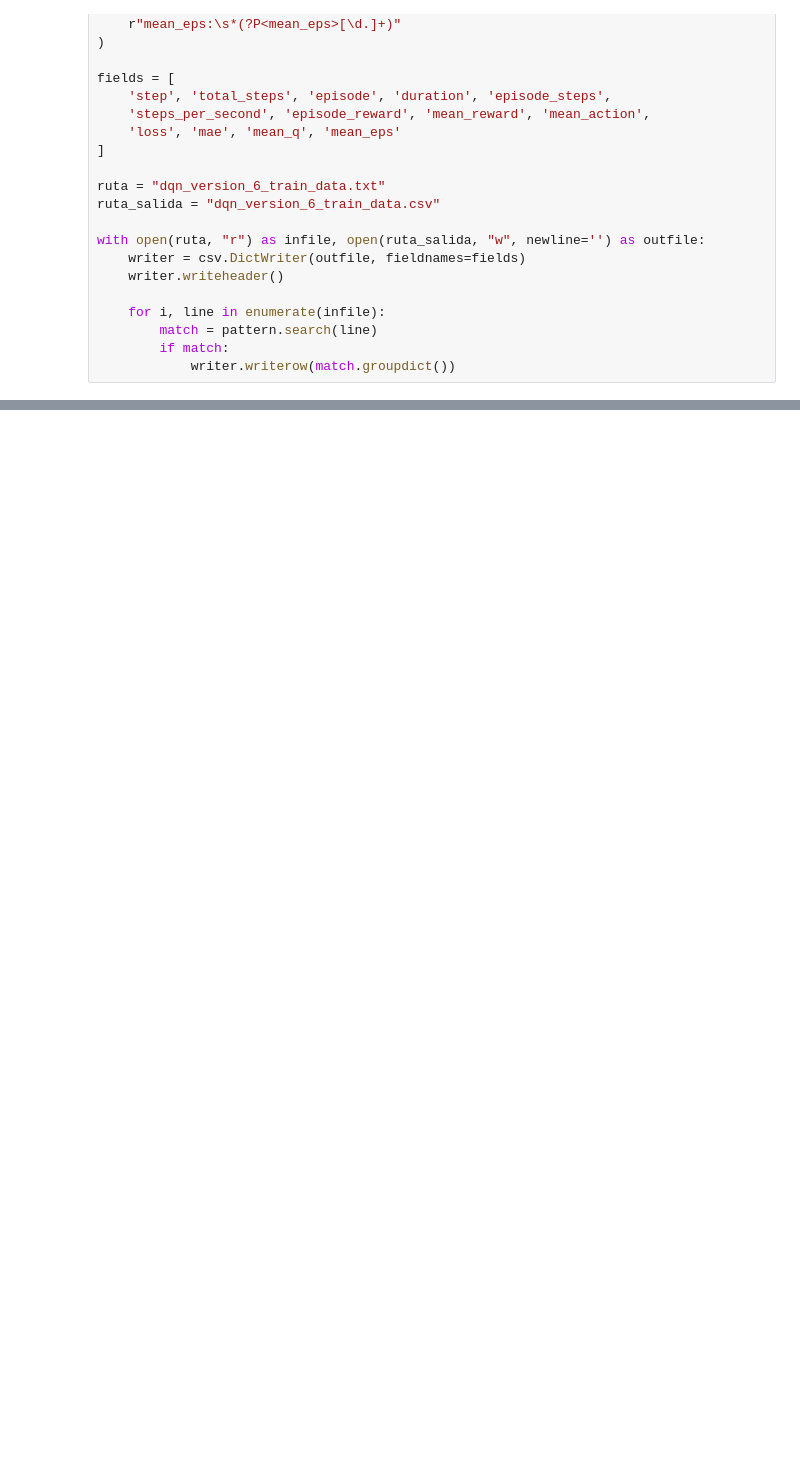
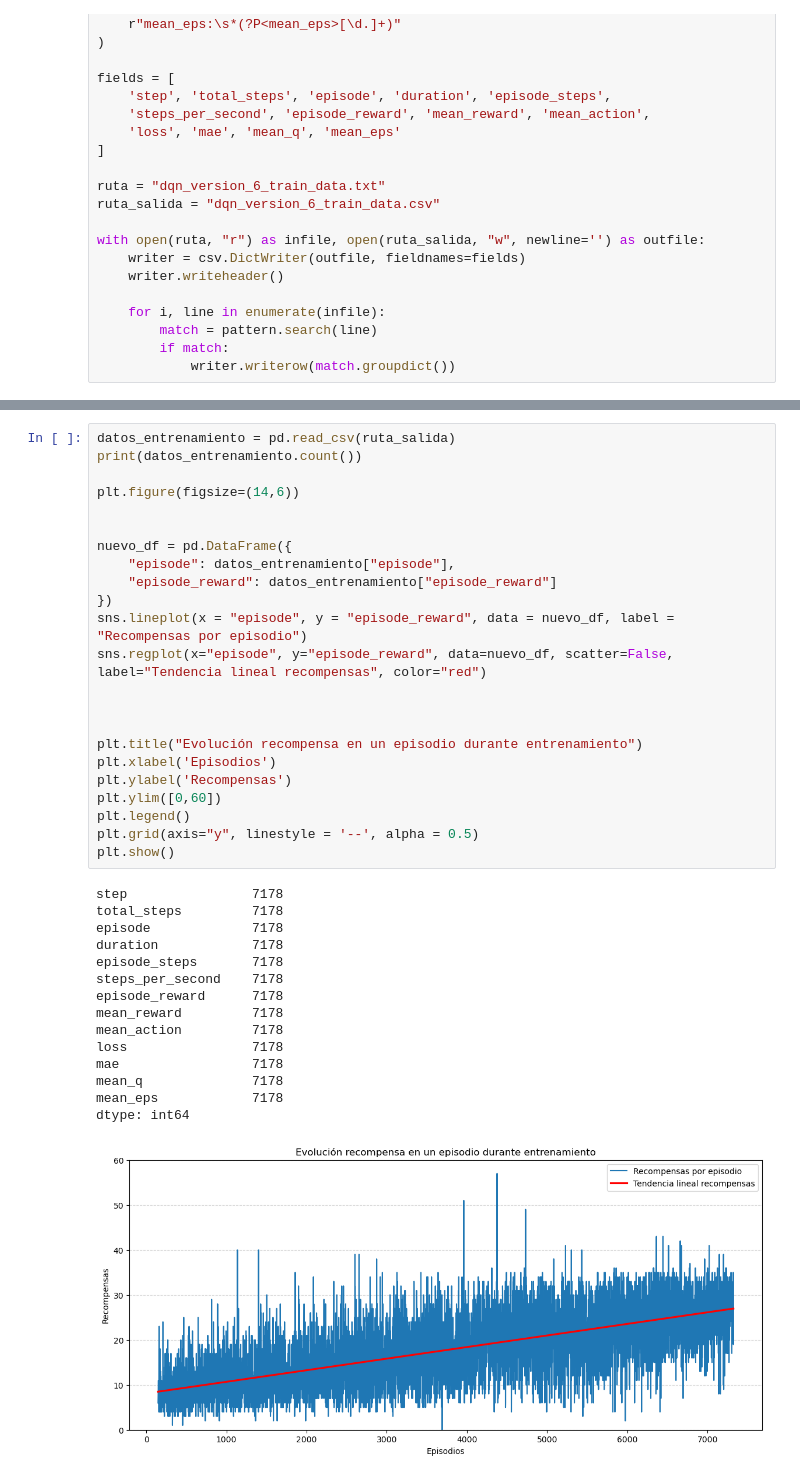
Before and after one commit to Javier-mkt/Trabajo_Aprendizaje_Refuerzo_Grupo_11_VIU, a Jupyter notebook: version_6/dqn_v_6_analisis_entrenamiento.ipynb, the cells around one changed output, grey strips where cells are left out. Drawn from its saved outputs; the diff is of its cells as text; blank space fills up the shorter version.

```diff
--- a/version_6/dqn_v_6_analisis_entrenamiento.ipynb
+++ b/version_6/dqn_v_6_analisis_entrenamiento.ipynb
@@ -29,0 +56,39 @@ with open(ruta, "r") as infile, open(ruta_salida, "w", newline='') as outfile:
+# %%
+datos_entrenamiento = pd.read_csv(ruta_salida)
+print(datos_entrenamiento.count())
+
+plt.figure(figsize=(14,6))
+
+
+nuevo_df = pd.DataFrame({
+    "episode": datos_entrenamiento["episode"],
+    "episode_reward": datos_entrenamiento["episode_reward"]
+})
+sns.lineplot(x = "episode", y = "episode_reward", data = nuevo_df, label = "Recompensas por episodio")
+sns.regplot(x="episode", y="episode_reward", data=nuevo_df, scatter=False, label="Tendencia lineal recompensas", color="red")
+
+
+
+plt.title("Evolución recompensa en un episodio durante entrenamiento")
+plt.xlabel('Episodios')
+plt.ylabel('Recompensas')
+plt.ylim([0,60])
+plt.legend()
+plt.grid(axis="y", linestyle = '--', alpha = 0.5)
+plt.show()
+# %% [output]
+step                7178
+total_steps         7178
+episode             7178
+duration            7178
+episode_steps       7178
+steps_per_second    7178
+episode_reward      7178
+mean_reward         7178
+mean_action         7178
+loss                7178
+mae                 7178
+mean_q              7178
+mean_eps            7178
+dtype: int64
+[figure, added]
```
Also changed, not shown: parts of 5 cells of this notebook, 2 other files.
